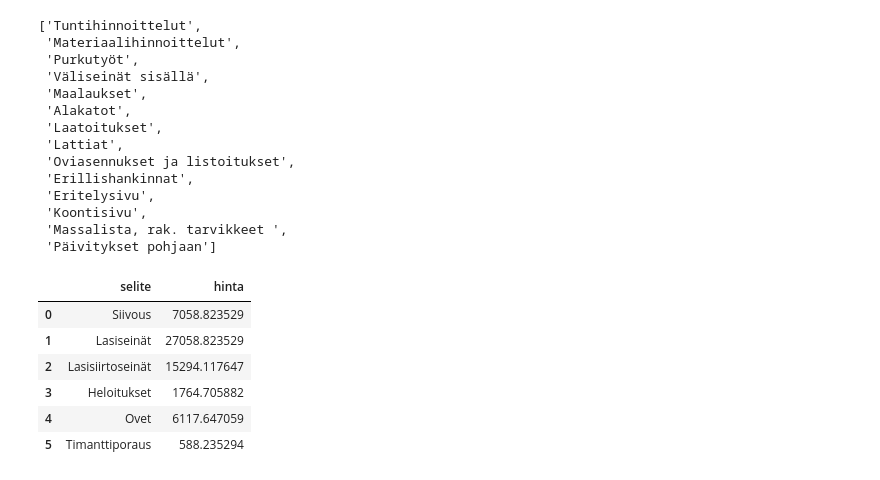
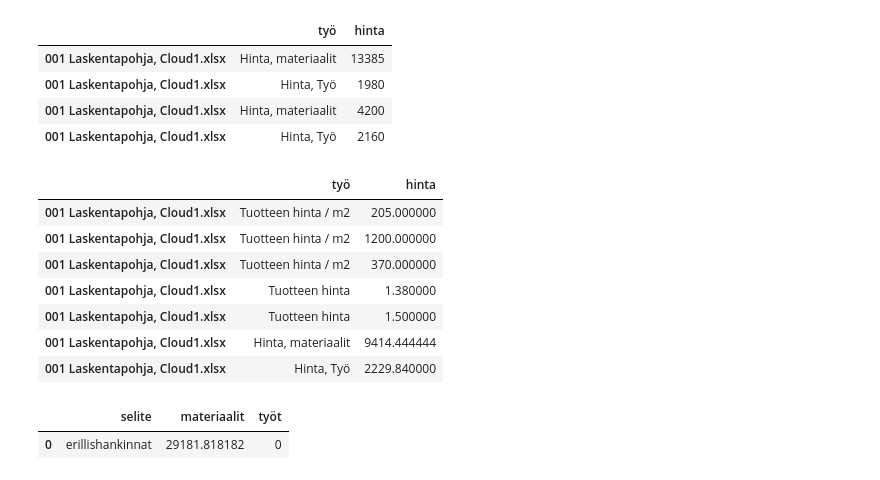
Before and after one commit to heikkito123/cost_estimation_ml, a Jupyter notebook: testit.ipynb, the cells around one changed output. Drawn from its saved outputs; the diff is of its cells as text; code cells hidden in the pictures.

```diff
--- a/testit.ipynb
+++ b/testit.ipynb
@@ -11,5 +17,8 @@ files = [x for x in p.rglob('001 Laskentapohja*')]
+# %%
+# create id per project, the full dataset needs row identification
+file_name = "001 Laskentapohja, Cloud1.xlsx"
 # %%
-wb = load_workbook(filename="001 Laskentapohja, 2024.xlsx", data_only=True)
+wb = load_workbook(filename=file_name, data_only=True)
 # %%
 wb.sheetnames
 # %% [output]
@@ -335,7 +283,5 @@ df = df[~df.iloc[:, 0].astype(str).str.contains('Lisä')]
 # %%
-# laatoitukset
-
-# alakatot
+# lattiat
 
 line = namedtuple("Line", ["työ", "hinta"])
 
@@ -368,25 +314,16 @@ for line in lines:
         pos_blocks[current_pos].append(line._asdict())
         test_blocks.append(line._asdict())
 
-df = pd.DataFrame(test_blocks)
+df = pd.DataFrame(test_blocks, index=[file_name] * len(test_blocks))
 df = df[~df.iloc[:, 0].astype(str).str.contains('Lisä')]
+df = df[df['työ'].astype(str).str.contains('materiaali|Työ')]
+df
+# %% [output]
+|  | työ | hinta |
+| 001 Laskentapohja, Cloud1.xlsx | Hinta, materiaalit | 13385 |
+| 001 Laskentapohja, Cloud1.xlsx | Hinta, Työ | 1980 |
+| 001 Laskentapohja, Cloud1.xlsx | Hinta, materiaalit | 4200 |
+| 001 Laskentapohja, Cloud1.xlsx | Hinta, Työ | 2160 |
-# %%
-wb.sheetnames
-# %% [output]
-['Tuntihinnoittelut',
- 'Materiaalihinnoittelut',
- 'Purkutyöt',
- 'Väliseinät sisällä',
- 'Maalaukset',
- 'Alakatot',
- 'Laatoitukset',
- 'Lattiat',
- 'Oviasennukset ja listoitukset',
- 'Erillishankinnat',
- 'Eritelysivu',
- 'Koontisivu',
- 'Massalista, rak. tarvikkeet ',
- 'Päivitykset pohjaan']
 # %%
 # oviasennukset ja listoitukset
 
@@ -423,34 +360,42 @@ for line in lines:
         pos_blocks[current_pos].append(line._asdict())
         test_blocks.append(line._asdict())
 
-df = pd.DataFrame(test_blocks)
+df = pd.DataFrame(test_blocks, index=[file_name] * len(test_blocks))
 df = df[~df.iloc[:, 0].astype(str).str.contains('Lisä')]
+df = df[df['työ'].astype(str).str.contains('hinta', case=False)]
+df
+# %% [output]
+|  | työ | hinta |
+| 001 Laskentapohja, Cloud1.xlsx | Tuotteen hinta / m2 | 205.000000 |
+| 001 Laskentapohja, Cloud1.xlsx | Tuotteen hinta / m2 | 1200.000000 |
+| 001 Laskentapohja, Cloud1.xlsx | Tuotteen hinta / m2 | 370.000000 |
+| 001 Laskentapohja, Cloud1.xlsx | Tuotteen hinta | 1.380000 |
+| 001 Laskentapohja, Cloud1.xlsx | Tuotteen hinta | 1.500000 |
+| 001 Laskentapohja, Cloud1.xlsx | Hinta, materiaalit | 9414.444444 |
+| 001 Laskentapohja, Cloud1.xlsx | Hinta, Työ | 2229.840000 |
 # %%
-# erillishankinat
+# erillishankinnat
 
-line = namedtuple('item', ['selite', 'hinta'])
+line = namedtuple('item', ['työ', 'hinta'])
 
 lines = [row[1:3] for row in wb['Erillishankinnat'].iter_rows(
     values_only=True
     )
    if str(row[1:3][0]) not in ('Kate-%', 'Kate-osuus')
    and row[1:3].count(None) < 1
    ][1:]
 
 lines = [line for line in lines if line[1] > 30]
 
 item = [x[0] for x in lines[::2]]
 hinta = [x[1] for x in lines[1::2]]
 
 lines = [x for x in zip(item, hinta)]
 lines = [line(*x) for x in lines]
 
-pd.DataFrame(lines)
+df = pd.DataFrame(lines, index=[file_name] * len(lines))
+df_e = pd.DataFrame([{'selite': 'erillishankinnat', 'materiaalit': df['hinta'].sum(), 'työt': 0}])
+df_e
 # %% [output]
-|  | selite | hinta |
-| 0 | Siivous | 7058.823529 |
-| 1 | Lasiseinät | 27058.823529 |
-| 2 | Lasisiirtoseinät | 15294.117647 |
-| 3 | Heloitukset | 1764.705882 |
-| 4 | Ovet | 6117.647059 |
-| 5 | Timanttiporaus | 588.235294 |
+|  | selite | materiaalit | työt |
+| 0 | erillishankinnat | 29181.818182 | 0 |
```
Also changed, not shown: parts of 14 cells of this notebook, 5 other files.
